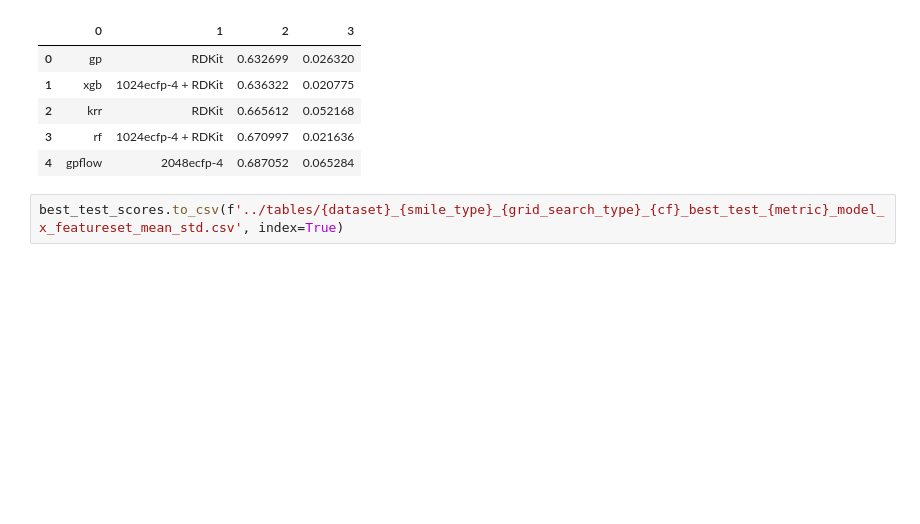
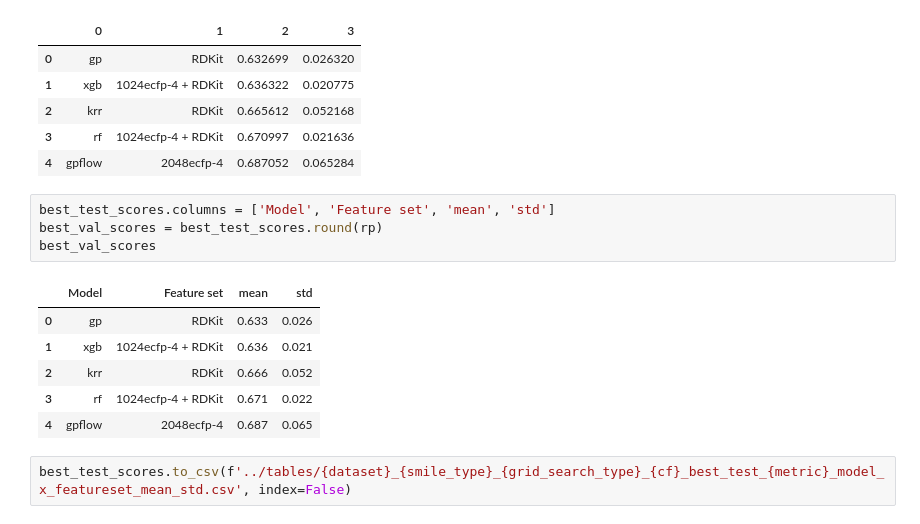
Before and after one commit to GeorgeBatch/moleculenet, a Jupyter notebook: notebooks/prepare_extended_grid_search_results.ipynb, the cells around one changed output. Cells and saved outputs as stored; diff of their text form; blank space fills up the shorter version.

```diff
--- a/notebooks/prepare_extended_grid_search_results.ipynb
+++ b/notebooks/prepare_extended_grid_search_results.ipynb
@@ -626,5 +646,16 @@ best_test_scores
 | 2 | krr | RDKit | 0.665612 | 0.052168 |
 | 3 | rf | 1024ecfp-4 + RDKit | 0.670997 | 0.021636 |
 | 4 | gpflow | 2048ecfp-4 | 0.687052 | 0.065284 |
+# %%
+best_test_scores.columns = ['Model', 'Feature set', 'mean', 'std']
+best_val_scores = best_test_scores.round(rp)
+best_val_scores
+# %% [output]
+|  | Model | Feature set | mean | std |
+| 0 | gp | RDKit | 0.633 | 0.026 |
+| 1 | xgb | 1024ecfp-4 + RDKit | 0.636 | 0.021 |
+| 2 | krr | RDKit | 0.666 | 0.052 |
+| 3 | rf | 1024ecfp-4 + RDKit | 0.671 | 0.022 |
+| 4 | gpflow | 2048ecfp-4 | 0.687 | 0.065 |
 # %%
-best_test_scores.to_csv(f'../tables/{dataset}_{smile_type}_{grid_search_type}_{cf}_best_test_{metric}_model_x_featureset_mean_std.csv', index=True)
+best_test_scores.to_csv(f'../tables/{dataset}_{smile_type}_{grid_search_type}_{cf}_best_test_{metric}_model_x_featureset_mean_std.csv', index=False)
```
Also changed, not shown: parts of 7 cells of this notebook.
